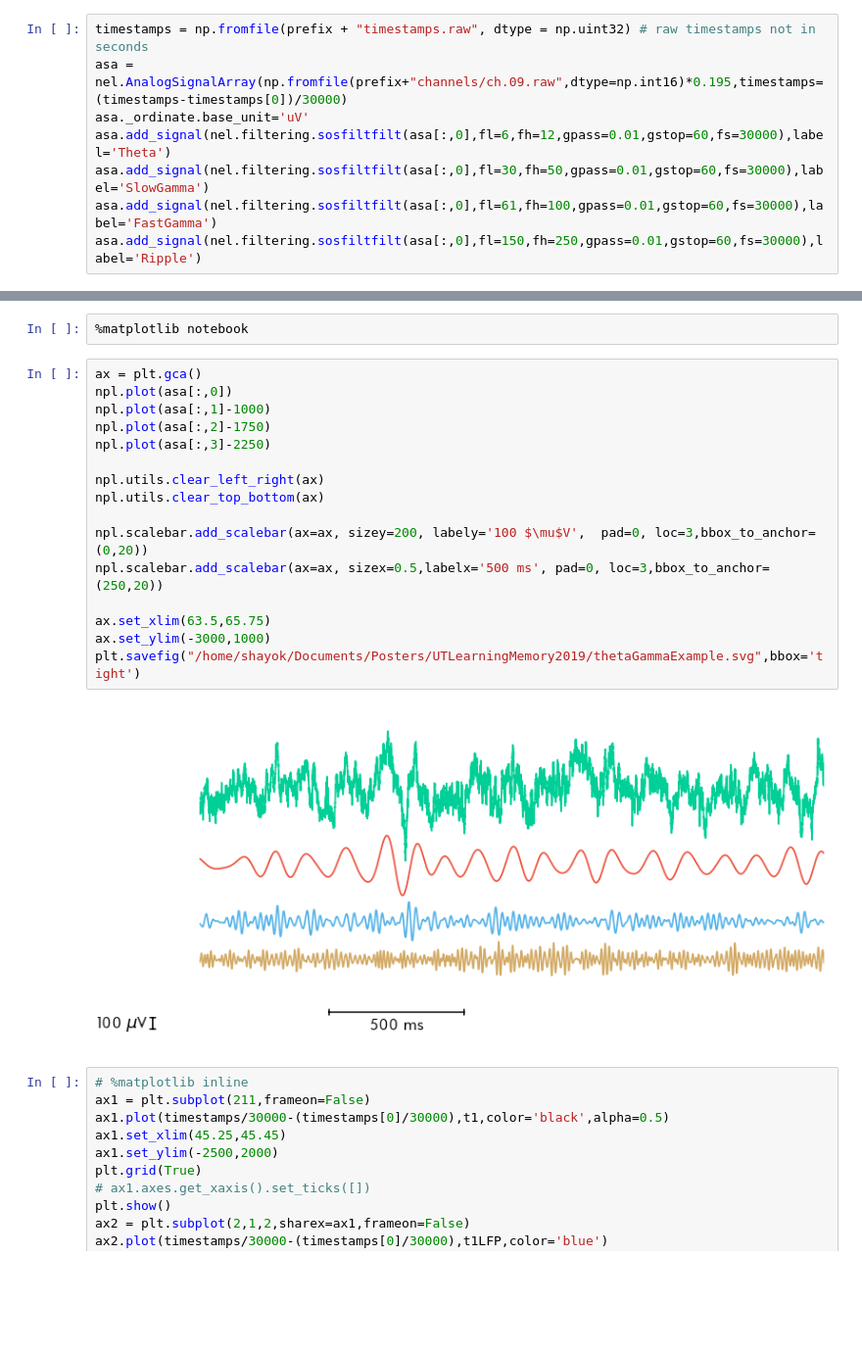
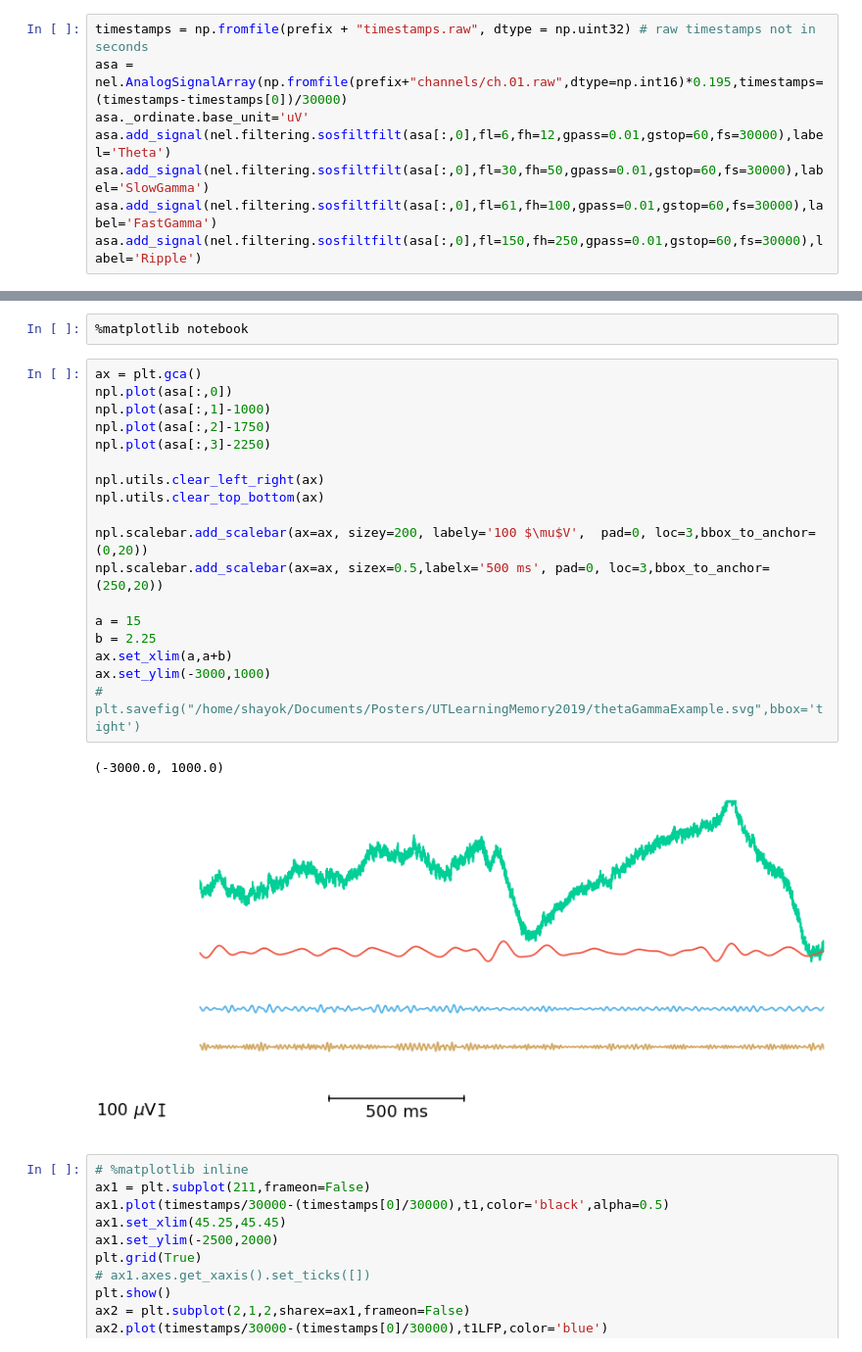
Before and after one commit to kaylav/klabcode, a Jupyter notebook: StimulationValidation.ipynb, the cells around one changed output, grey strips where cells are left out. Shown at 98% size. Drawn from its saved outputs; the diff is of its cells as text; blank space fills up the shorter version.

```diff
--- a/StimulationValidation.ipynb
+++ b/StimulationValidation.ipynb
@@ -106,7 +174,7 @@ t4._ordinate.base_unit='uV'
 # Exploring disruption suppression
 # %%
 timestamps = np.fromfile(prefix + "timestamps.raw", dtype = np.uint32) # raw timestamps not in seconds
-asa = nel.AnalogSignalArray(np.fromfile(prefix+"channels/ch.09.raw",dtype=np.int16)*0.195,timestamps=(timestamps-timestamps[0])/30000)
+asa = nel.AnalogSignalArray(np.fromfile(prefix+"channels/ch.01.raw",dtype=np.int16)*0.195,timestamps=(timestamps-timestamps[0])/30000)
 asa._ordinate.base_unit='uV'
 asa.add_signal(nel.filtering.sosfiltfilt(asa[:,0],fl=6,fh=12,gpass=0.01,gstop=60,fs=30000),label='Theta')
 asa.add_signal(nel.filtering.sosfiltfilt(asa[:,0],fl=30,fh=50,gpass=0.01,gstop=60,fs=30000),label='SlowGamma')
@@ -126,21 +194,24 @@ NameError: name 't2' is not defined
 # %%
 ax = plt.gca()
 npl.plot(asa[:,0])
 npl.plot(asa[:,1]-1000)
 npl.plot(asa[:,2]-1750)
 npl.plot(asa[:,3]-2250)
 
 npl.utils.clear_left_right(ax)
 npl.utils.clear_top_bottom(ax)
 
 npl.scalebar.add_scalebar(ax=ax, sizey=200, labely='100 $\mu$V',  pad=0, loc=3,bbox_to_anchor=(0,20))
 npl.scalebar.add_scalebar(ax=ax, sizex=0.5,labelx='500 ms', pad=0, loc=3,bbox_to_anchor=(250,20))
 
-ax.set_xlim(63.5,65.75)
+a = 15
+b = 2.25
+ax.set_xlim(a,a+b)
 ax.set_ylim(-3000,1000)
-plt.savefig("/home/shayok/Documents/Posters/UTLearningMemory2019/thetaGammaExample.svg",bbox='tight')
+# plt.savefig("/home/shayok/Documents/Posters/UTLearningMemory2019/thetaGammaExample.svg",bbox='tight')
 # %% [output]
+(-3000.0, 1000.0)
-[figure, old version]
+[figure, new version]
 # %%
 # %matplotlib inline
 ax1 = plt.subplot(211,frameon=False)
```
Also changed, not shown: parts of 16 cells of this notebook, 3 other files.
